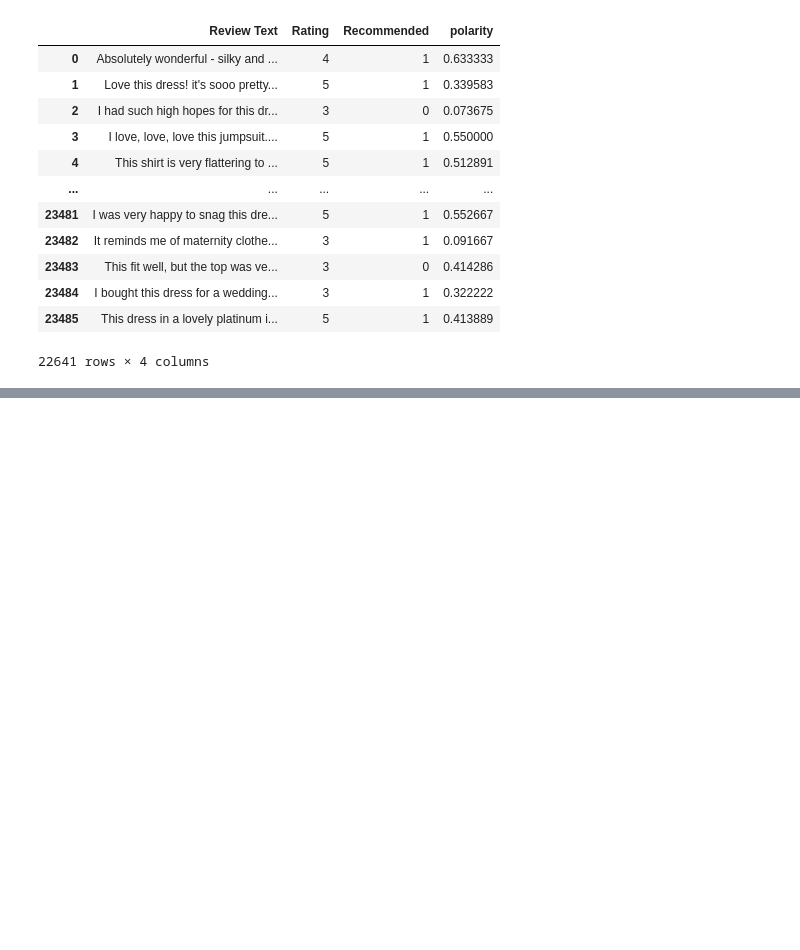
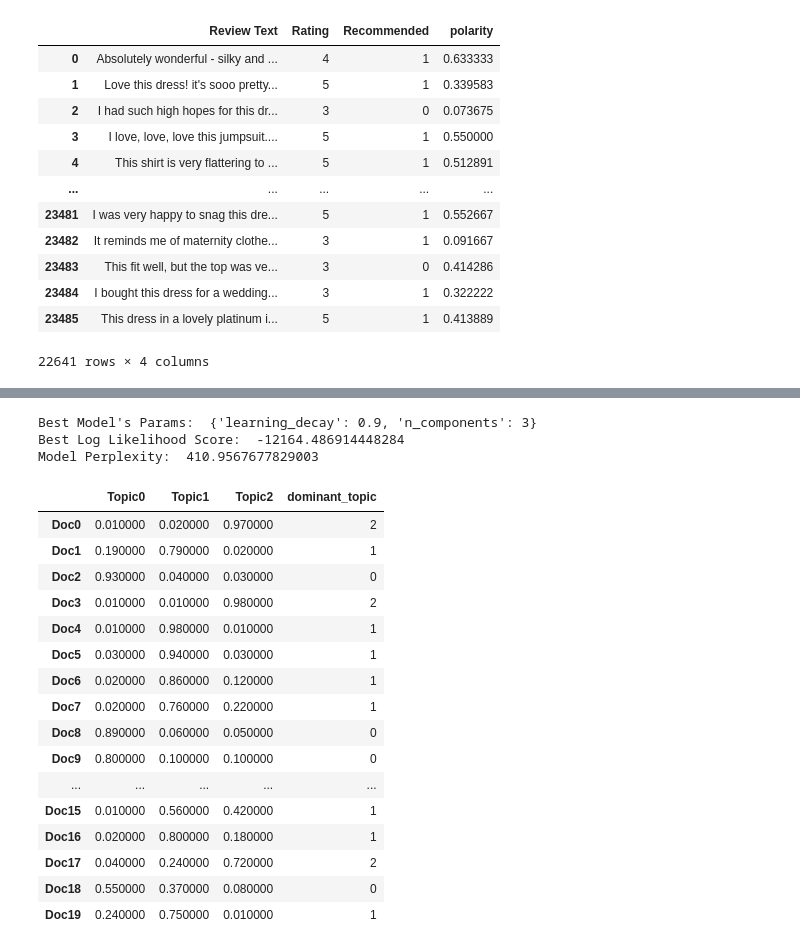
Before and after one commit to baharbiazar/E_Commerce_Reviews_Sentiment_Analysis, a Jupyter notebook: TextBlob.ipynb, the cells around one changed output, grey strips where cells are left out. Drawn from its saved outputs; the diff is of its cells as text; code cells hidden in the pictures; blank space fills up the shorter version.

```diff
--- a/TextBlob.ipynb
+++ b/TextBlob.ipynb
@@ -72,0 +80,2 @@ df.loc[23481,'Review Text']
+# %%
+item_868 = pd.read_csv('data/item_868.csv')
@@ -72,0 +418,63 @@ df.loc[23481,'Review Text']
+# %%
+# Best Model
+best_lda_model = model.best_estimator_
+
+# Model Parameters
+print("Best Model's Params: ", model.best_params_)
+
+# Log Likelihood Score
+print("Best Log Likelihood Score: ", model.best_score_)
+
+# Perplexity
+print("Model Perplexity: ", best_lda_model.perplexity(data_vectorized))
+# %% [output]
+Best Model's Params:  {'learning_decay': 0.9, 'n_components': 3}
+Best Log Likelihood Score:  -12164.486914448284
+Model Perplexity:  410.9567677829003
+# %%
+# Create Document - Topic Matrix
+lda_output = best_lda_model.transform(data_vectorized)
+
+# column names
+topicnames = ["Topic" + str(i) for i in range(best_lda_model.n_components)]
+
+# index names
+docnames = ["Doc" + str(i) for i in range(len(data))]
+
+# Make the pandas dataframe
+df_document_topic = pd.DataFrame(np.round(lda_output, 2), columns=topicnames, index=docnames)
+
+# Get dominant topic for each document
+dominant_topic = np.argmax(df_document_topic.values, axis=1)
+df_document_topic['dominant_topic'] = dominant_topic
+
+# Styling
+def color_green(val):
+    color = 'green' if val > .1 else 'black'
+    return 'color: {col}'.format(col=color)
+
+def make_bold(val):
+    weight = 700 if val > .1 else 400
+    return 'font-weight: {weight}'.format(weight=weight)
+
+# Apply Style
+df_document_topics = df_document_topic.head(20).style.applymap(color_green).applymap(make_bold)
+df_document_topics
+# %% [output]
+|  | Topic0 | Topic1 | Topic2 | dominant_topic |
+| Doc0 | 0.010000 | 0.020000 | 0.970000 | 2 |
+| Doc1 | 0.190000 | 0.790000 | 0.020000 | 1 |
+| Doc2 | 0.930000 | 0.040000 | 0.030000 | 0 |
+| Doc3 | 0.010000 | 0.010000 | 0.980000 | 2 |
+| Doc4 | 0.010000 | 0.980000 | 0.010000 | 1 |
+| Doc5 | 0.030000 | 0.940000 | 0.030000 | 1 |
+| Doc6 | 0.020000 | 0.860000 | 0.120000 | 1 |
+| Doc7 | 0.020000 | 0.760000 | 0.220000 | 1 |
+| Doc8 | 0.890000 | 0.060000 | 0.050000 | 0 |
+| Doc9 | 0.800000 | 0.100000 | 0.100000 | 0 |
+| ... | ... | ... | ... | ... |
+| Doc15 | 0.010000 | 0.560000 | 0.420000 | 1 |
+| Doc16 | 0.020000 | 0.800000 | 0.180000 | 1 |
+| Doc17 | 0.040000 | 0.240000 | 0.720000 | 2 |
+| Doc18 | 0.550000 | 0.370000 | 0.080000 | 0 |
+| Doc19 | 0.240000 | 0.750000 | 0.010000 | 1 |
```
Also changed, not shown: parts of 30 cells of this notebook, 2 other files.
